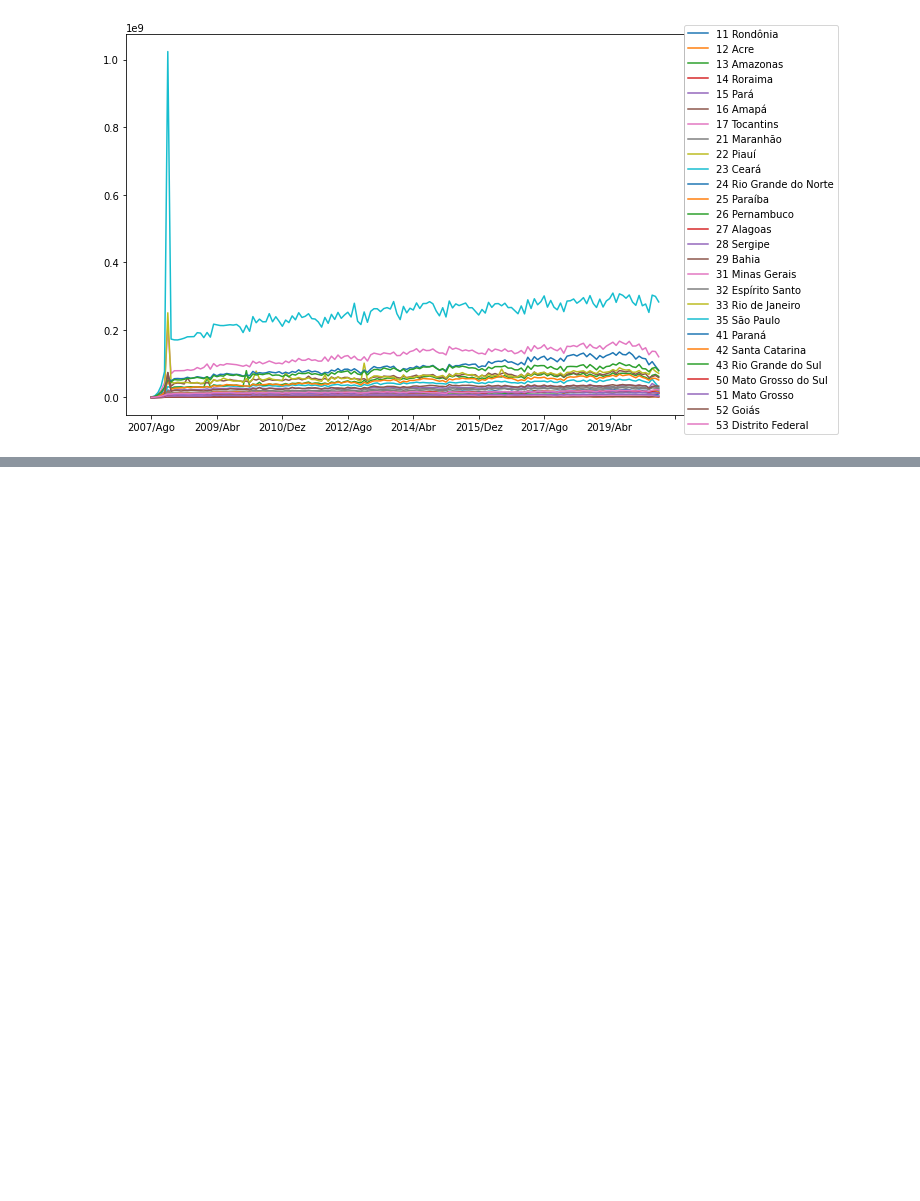
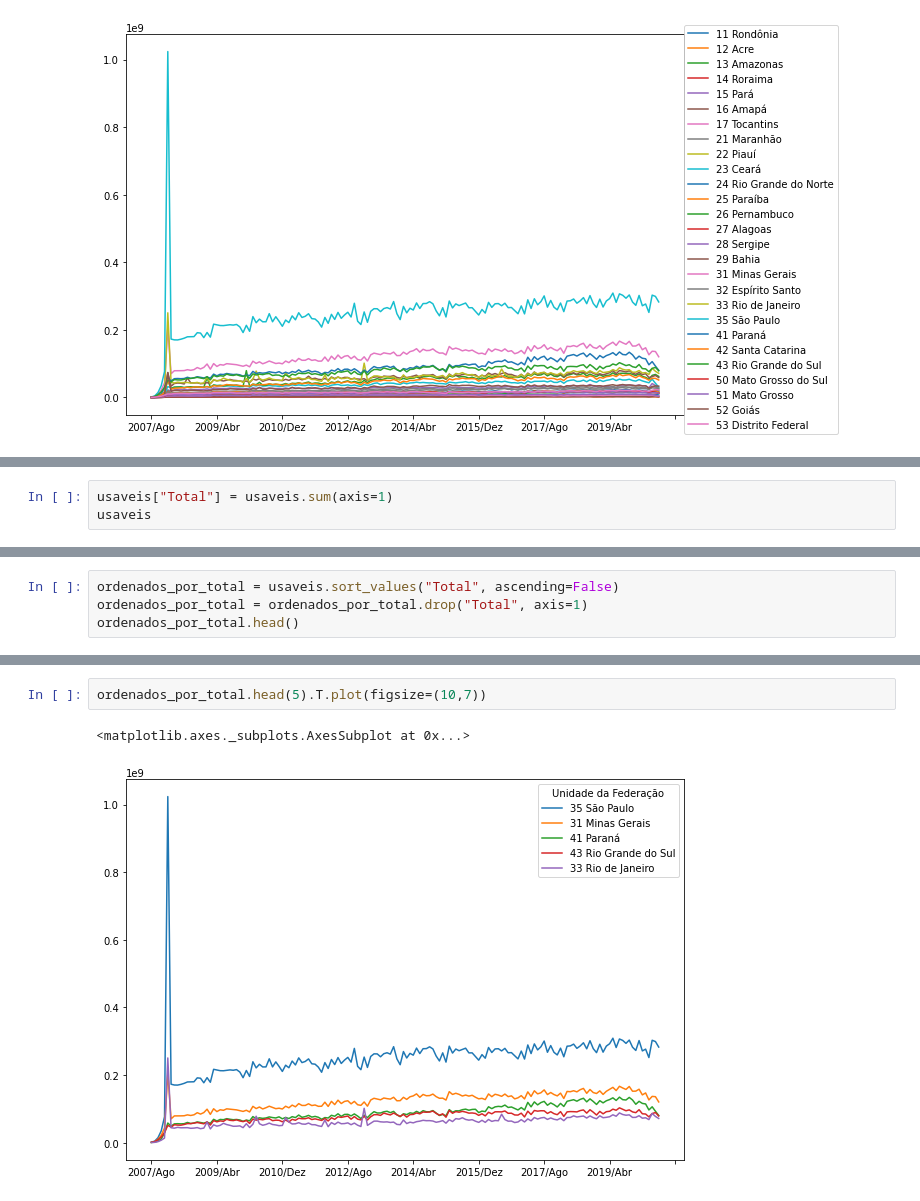
Before and after one commit to MigMaster/bootcamp_data_science, a Jupyter notebook: Bootcamp_Alura_Aula_2.ipynb, the cells around one changed output, grey strips where cells are left out. Cells and saved outputs as stored; diff of their text form; blank space fills up the shorter version.

```diff
--- a/Bootcamp_Alura_Aula_2.ipynb
+++ b/Bootcamp_Alura_Aula_2.ipynb
@@ -175,0 +202,3 @@ ax.legend(loc=(1,-0.05))
+# %%
+usaveis["Total"] = usaveis.sum(axis=1)
+usaveis
@@ -175,0 +225,4 @@ ax.legend(loc=(1,-0.05))
+# %%
+ordenados_por_total = usaveis.sort_values("Total", ascending=False)
+ordenados_por_total = ordenados_por_total.drop("Total", axis=1)
+ordenados_por_total.head()
@@ -175,0 +238,5 @@ ax.legend(loc=(1,-0.05))
+# %%
+ordenados_por_total.head(5).T.plot(figsize=(10,7))
+# %% [output]
+<matplotlib.axes._subplots.AxesSubplot at 0x...>
+[figure, added]
```
Also changed, not shown: parts of 12 cells of this notebook.
